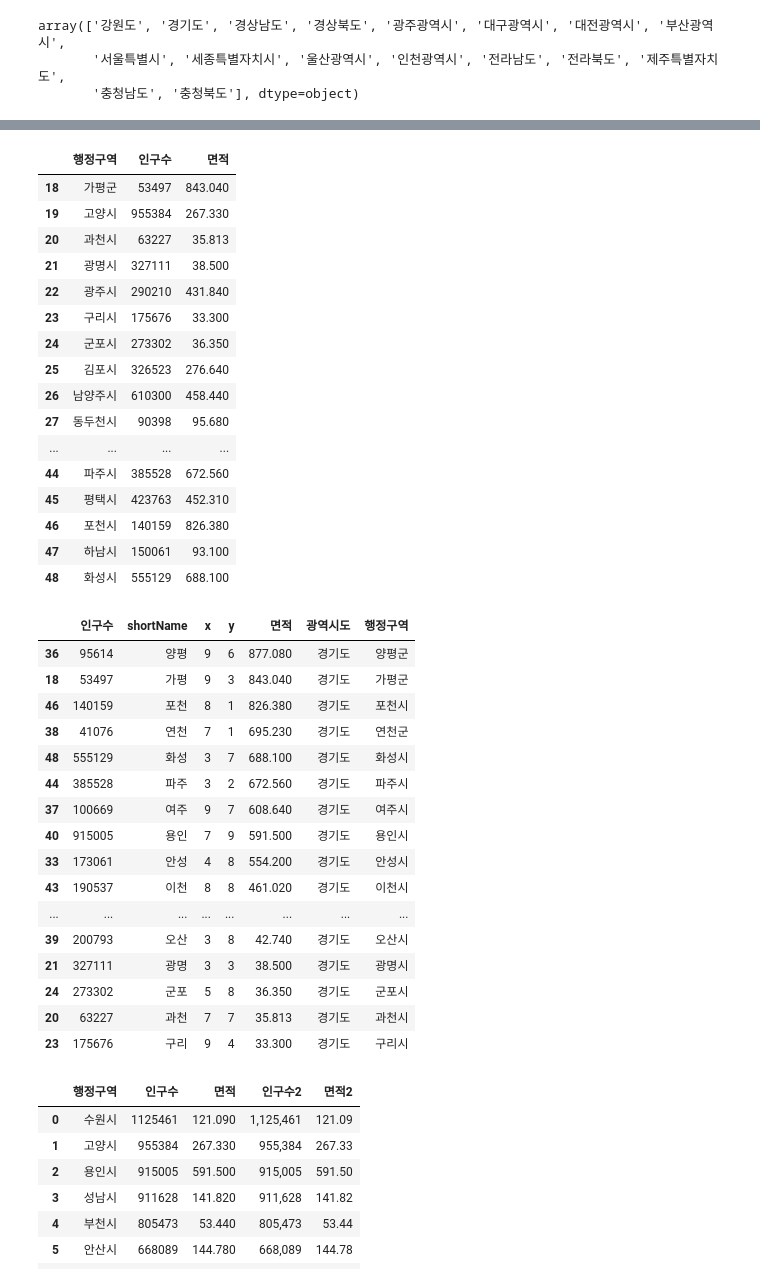
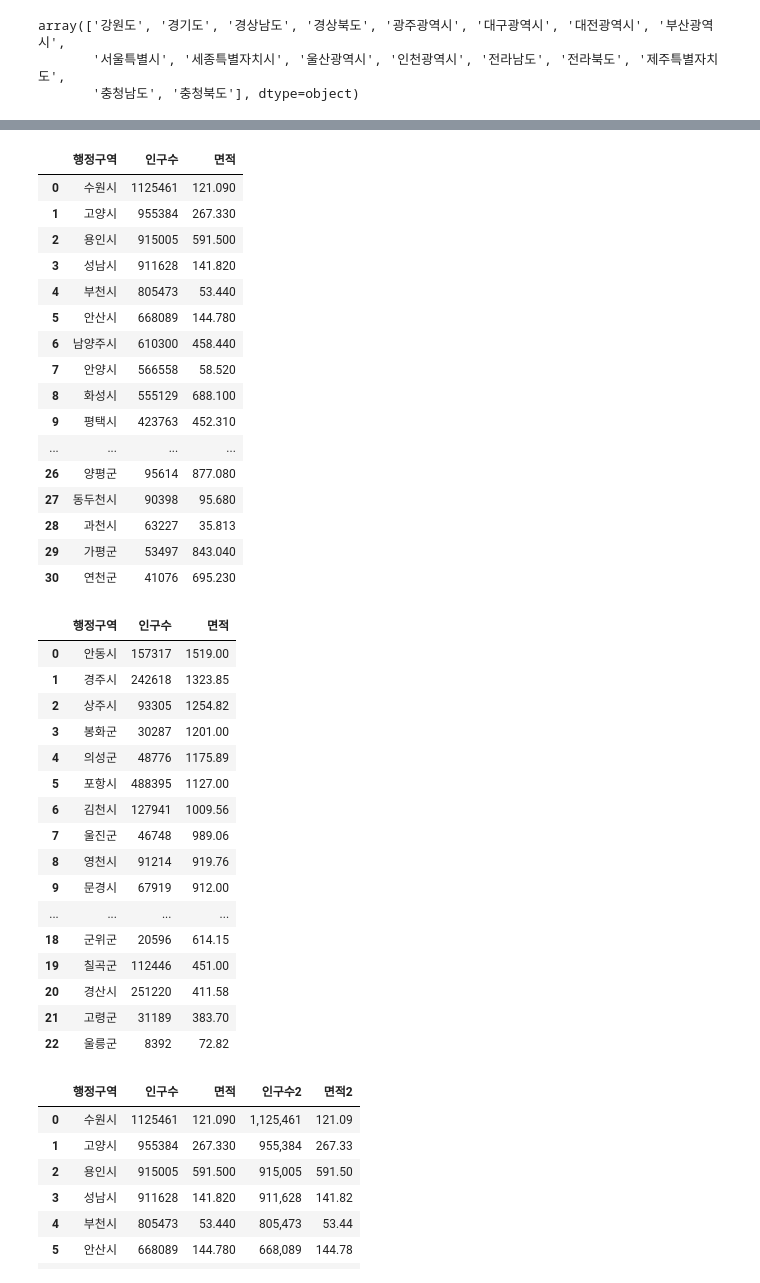
Before and after one commit to sehuikim02/Python_Webscraping_Analysis, a Jupyter notebook: 03-1.행정구역정보_분석과시각화.ipynb, the cells around one changed output, grey strips where cells are left out. Saved outputs shown, nothing was run; the diff lists cells and outputs as text; code cells hidden in the pictures.

Commit message:
Data Selection

```diff
--- a/03-1.행정구역정보_분석과시각화.ipynb
+++ b/03-1.행정구역정보_분석과시각화.ipynb
@@ -309,45 +324,52 @@ array(['강원도', '경기도', '경상남도', '경상북도', '광주광역
 세종특별자치시     1
 Name: count, dtype: int64
 # %%
-# data['행정구역'] == '경기도' 의 ['행정구역','인구수','면적']  컬럼의 데이터 출력하기
+# data.loc[row, column]
+# data['광역시도'] == '경기도' 의 ['행정구역','인구수','면적']  컬럼의 데이터 출력하기
+data.loc[data['광역시도'] == '경기도', ['행정구역','인구수','면적']]\
+.sort_values(by='인구수', ascending=False)\
+.reset_index(drop=True)
 # %% [output]
 |  | 행정구역 | 인구수 | 면적 |
-| 18 | 가평군 | 53497 | 843.040 |
-| 19 | 고양시 | 955384 | 267.330 |
-| 20 | 과천시 | 63227 | 35.813 |
-| 21 | 광명시 | 327111 | 38.500 |
-| 22 | 광주시 | 290210 | 431.840 |
-| 23 | 구리시 | 175676 | 33.300 |
-| 24 | 군포시 | 273302 | 36.350 |
-| 25 | 김포시 | 326523 | 276.640 |
-| 26 | 남양주시 | 610300 | 458.440 |
+| 0 | 수원시 | 1125461 | 121.090 |
+| 1 | 고양시 | 955384 | 267.330 |
+| 2 | 용인시 | 915005 | 591.500 |
+| 3 | 성남시 | 911628 | 141.820 |
+| 4 | 부천시 | 805473 | 53.440 |
+| 5 | 안산시 | 668089 | 144.780 |
+| 6 | 남양주시 | 610300 | 458.440 |
+| 7 | 안양시 | 566558 | 58.520 |
+| 8 | 화성시 | 555129 | 688.100 |
+| 9 | 평택시 | 423763 | 452.310 |
+| ... | ... | ... | ... |
+| 26 | 양평군 | 95614 | 877.080 |
 | 27 | 동두천시 | 90398 | 95.680 |
-| ... | ... | ... | ... |
-| 44 | 파주시 | 385528 | 672.560 |
-| 45 | 평택시 | 423763 | 452.310 |
-| 46 | 포천시 | 140159 | 826.380 |
-| 47 | 하남시 | 150061 | 93.100 |
-| 48 | 화성시 | 555129 | 688.100 |
+| 28 | 과천시 | 63227 | 35.813 |
+| 29 | 가평군 | 53497 | 843.040 |
+| 30 | 연천군 | 41076 | 695.230 |
 # %%
-# data['행정구역'] == '경기도' 의 ['행정구역','인구수','면적']  컬럼의 데이터를 면적을 descending 순서대로 출력하기
+# data['광역시도'] == '충청북도' 의 ['행정구역','인구수','면적']  컬럼의 데이터를 면적을 descending 순서대로 출력하기
+data.loc[data['광역시도'] == '경상북도', ['행정구역','인구수','면적']]\
+.sort_values(by='면적', ascending=False)\
+.reset_index(drop=True)
 # %% [output]
-|  | 인구수 | shortName | x | y | 면적 | 광역시도 | 행정구역 |
-| 36 | 95614 | 양평 | 9 | 6 | 877.080 | 경기도 | 양평군 |
-| 18 | 53497 | 가평 | 9 | 3 | 843.040 | 경기도 | 가평군 |
-| 46 | 140159 | 포천 | 8 | 1 | 826.380 | 경기도 | 포천시 |
-| 38 | 41076 | 연천 | 7 | 1 | 695.230 | 경기도 | 연천군 |
-| 48 | 555129 | 화성 | 3 | 7 | 688.100 | 경기도 | 화성시 |
-| 44 | 385528 | 파주 | 3 | 2 | 672.560 | 경기도 | 파주시 |
-| 37 | 100669 | 여주 | 9 | 7 | 608.640 | 경기도 | 여주시 |
-| 40 | 915005 | 용인 | 7 | 9 | 591.500 | 경기도 | 용인시 |
-| 33 | 173061 | 안성 | 4 | 8 | 554.200 | 경기도 | 안성시 |
-| 43 | 190537 | 이천 | 8 | 8 | 461.020 | 경기도 | 이천시 |
-| ... | ... | ... | ... | ... | ... | ... | ... |
-| 39 | 200793 | 오산 | 3 | 8 | 42.740 | 경기도 | 오산시 |
-| 21 | 327111 | 광명 | 3 | 3 | 38.500 | 경기도 | 광명시 |
-| 24 | 273302 | 군포 | 5 | 8 | 36.350 | 경기도 | 군포시 |
-| 20 | 63227 | 과천 | 7 | 7 | 35.813 | 경기도 | 과천시 |
-| 23 | 175676 | 구리 | 9 | 4 | 33.300 | 경기도 | 구리시 |
+|  | 행정구역 | 인구수 | 면적 |
+| 0 | 안동시 | 157317 | 1519.00 |
+| 1 | 경주시 | 242618 | 1323.85 |
+| 2 | 상주시 | 93305 | 1254.82 |
+| 3 | 봉화군 | 30287 | 1201.00 |
+| 4 | 의성군 | 48776 | 1175.89 |
+| 5 | 포항시 | 488395 | 1127.00 |
+| 6 | 김천시 | 127941 | 1009.56 |
+| 7 | 울진군 | 46748 | 989.06 |
+| 8 | 영천시 | 91214 | 919.76 |
+| 9 | 문경시 | 67919 | 912.00 |
+| ... | ... | ... | ... |
+| 18 | 군위군 | 20596 | 614.15 |
+| 19 | 칠곡군 | 112446 | 451.00 |
+| 20 | 경산시 | 251220 | 411.58 |
+| 21 | 고령군 | 31189 | 383.70 |
+| 22 | 울릉군 | 8392 | 72.82 |
 # %%
 #경기도에 속한 행정구역명, 인구수, 면적 선택하기 인구수를 descending 순서대로 출력하고 index reset 하여 gy_df 라는 변수에 저장하기
 #data.loc[row , col]
```
Also changed, not shown: parts of 13 cells of this notebook, 1 other file.
